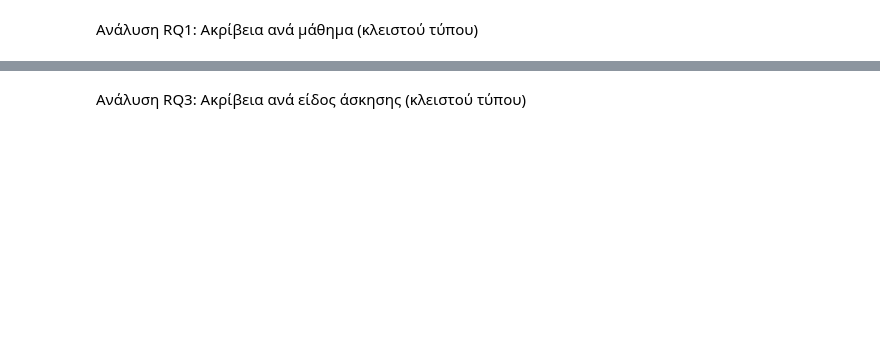
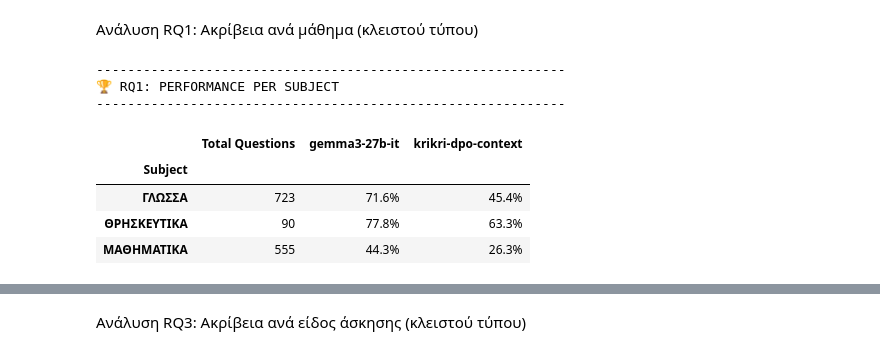
Before and after one commit to PK9811-hub/protipa_exams_dataset, a Jupyter notebook: notebooks/eval_protipa_exams.ipynb, the cells around one changed output, grey strips where cells are left out. Drawn from its saved outputs; the diff is of its cells as text; code cells hidden in the pictures; blank space fills up the shorter version.

```diff
--- a/notebooks/eval_protipa_exams.ipynb
+++ b/notebooks/eval_protipa_exams.ipynb
@@ -443,21 +437,43 @@ for model in ["gemma3-27b-it", "krikri-dpo-context"]:
 # %% [markdown]
 Ανάλυση RQ1: Ακρίβεια ανά μάθημα (κλειστού τύπου)
-# %%
-# Ανάλυση RQ1: Ακρίβεια ανά Είδος Άσκησης
-print("\n" + "-" * 60)
-print("🏆 RQ1: PERFORMANCE PER SUBJECT")
-print("-" * 60)
-
-rq1_stats = df.groupby("Subject")[[
-    "gemma3-27b-it_correct",
-    "krikri-dpo-context_correct"
-]].agg(['mean', 'count'])
-
-# Μορφοποίηση του πίνακα
-rq1_final = rq1_stats.copy()
-rq1_final.columns = ['Gemma Acc', 'Count', 'Krikri Acc', 'Count_duplicate']
-rq1_final = rq1_final[['Gemma Acc', 'Krikri Acc', 'Count']]
-rq1_final['Gemma Acc'] = (rq1_final['Gemma Acc'] * 100).round(1).astype(str) + '%'
-rq1_final['Krikri Acc'] = (rq1_final['Krikri Acc'] * 100).round(1).astype(str) + '%'
-display(rq1_final)
-logger.info("Evaluation completed.")
+# %%
+# Ανάλυση RQ1: Ακρίβεια ανά Είδος Άσκησης (Μάθημα)
+print("\n" + "-" * 60)
+print("🏆 RQ1: PERFORMANCE PER SUBJECT")
+print("-" * 60)
+
+model_cols = [c for c in df.columns if c.endswith('_correct')]
+
+if not model_cols:
+    logger.warning("⚠️ Δεν βρέθηκαν στήλες αποτελεσμάτων (_correct).")
+else:
+    #Υπολογίζουμε τη μέση τιμή (Accuracy) για κάθε μάθημα
+    rq1_acc = df.groupby("Subject")[model_cols].mean()
+
+    #Υπολογίζουμε το πλήθος των ερωτήσεων ανά μάθημα
+    rq1_count = df.groupby("Subject")[model_cols[0]].count()
+
+    rq1_final = pd.DataFrame()
+
+    rq1_final['Total Questions'] = rq1_count
+
+    for col in model_cols:
+        clean_name = col.replace("_correct", "")
+        rq1_final[clean_name] = (rq1_acc[col] * 100).round(1).astype(str) + '%'
+
+    display(rq1_final)
+
+    #rq1_csv_path = results_dir / "RQ1_performance_per_subject.csv"
+    #rq1_final.to_csv(rq1_csv_path)
+    #logger.info(f"💾 RQ1 Table saved to: {rq1_csv_path}")
+
+logger.info("Evaluation analysis for RQ1 completed.")
+# %% [output]
+------------------------------------------------------------
+🏆 RQ1: PERFORMANCE PER SUBJECT
+------------------------------------------------------------
+|  | Total Questions | gemma3-27b-it | krikri-dpo-context |
+| Subject |  |  |  |
+| ΓΛΩΣΣΑ | 723 | 71.6% | 45.4% |
+| ΘΡΗΣΚΕΥΤΙΚΑ | 90 | 77.8% | 63.3% |
+| ΜΑΘΗΜΑΤΙΚΑ | 555 | 44.3% | 26.3% |
```
Also changed, not shown: parts of 22 cells of this notebook, 5 other files.
